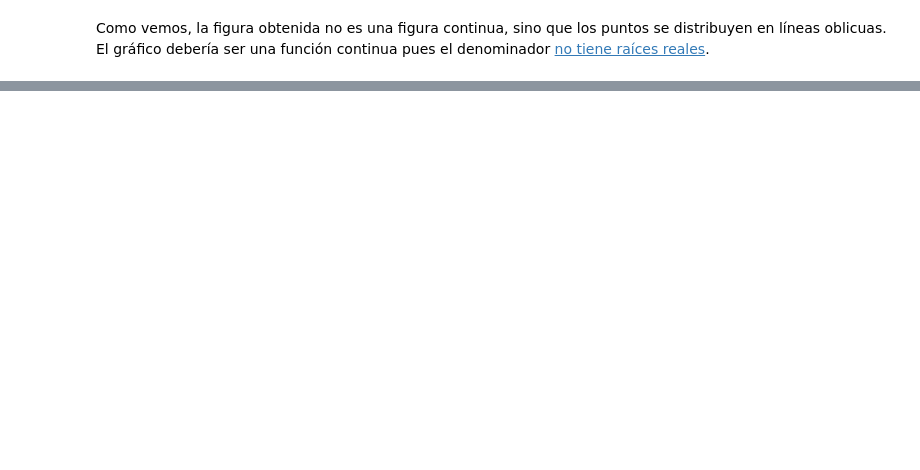
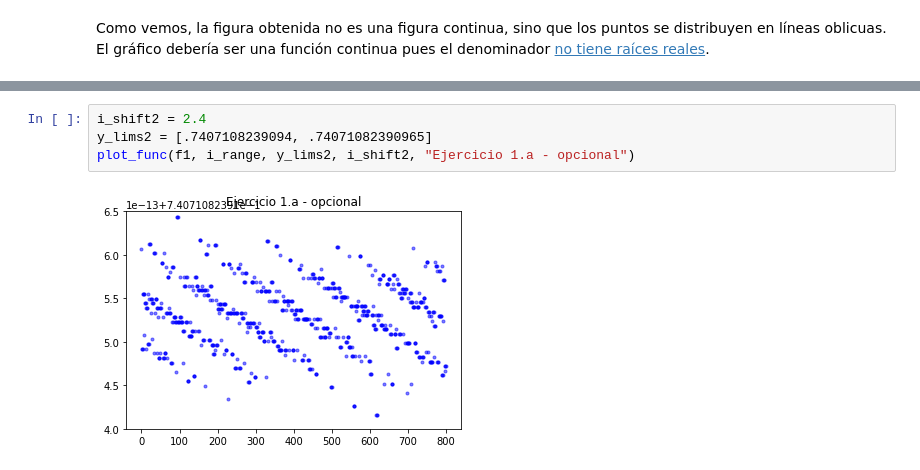
Before and after one commit to Ocete/mcd-cn, a Jupyter notebook: p1/CN-Práctica1.ipynb, the cells around one changed output, grey strips where cells are left out. Saved outputs shown, nothing was run; the diff lists cells and outputs as text; blank space fills up the shorter version.

```diff
--- a/p1/CN-Práctica1.ipynb
+++ b/p1/CN-Práctica1.ipynb
@@ -67,0 +74,6 @@ print(sum(xs))
+# %%
+i_shift2 = 2.4
+y_lims2 = [.7407108239094, .74071082390965]
+plot_func(f1, i_range, y_lims2, i_shift2, "Ejercicio 1.a - opcional")
+# %% [output]
+[figure, added]
```
Also changed, not shown: parts of 9 cells of this notebook, 1 other file.
